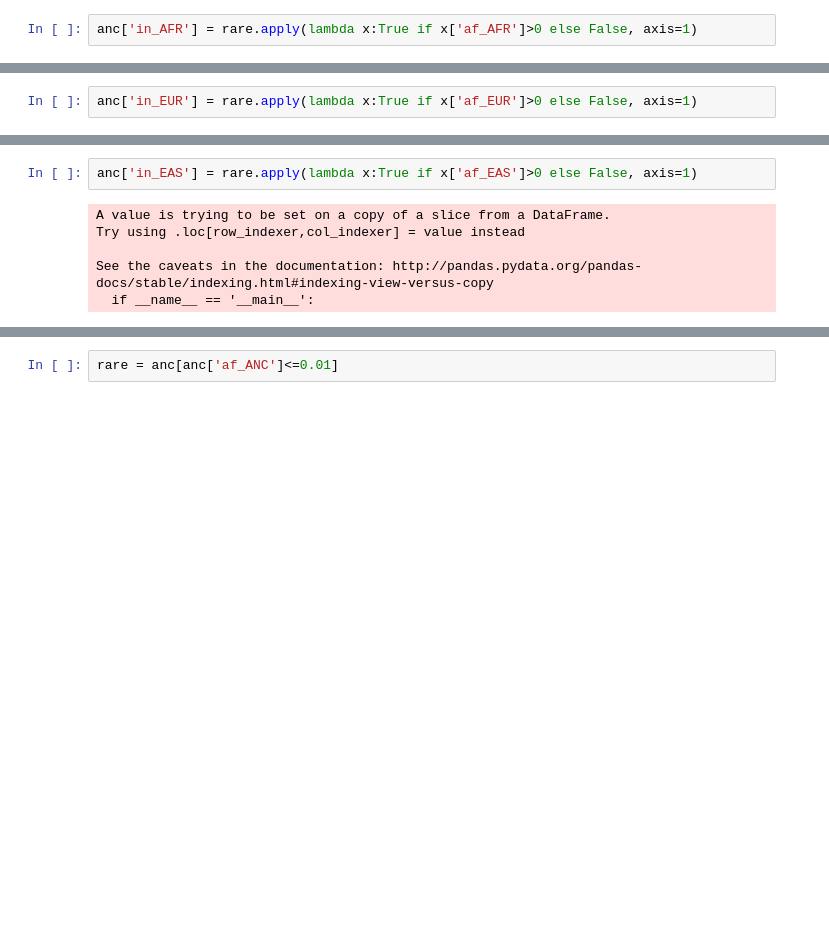
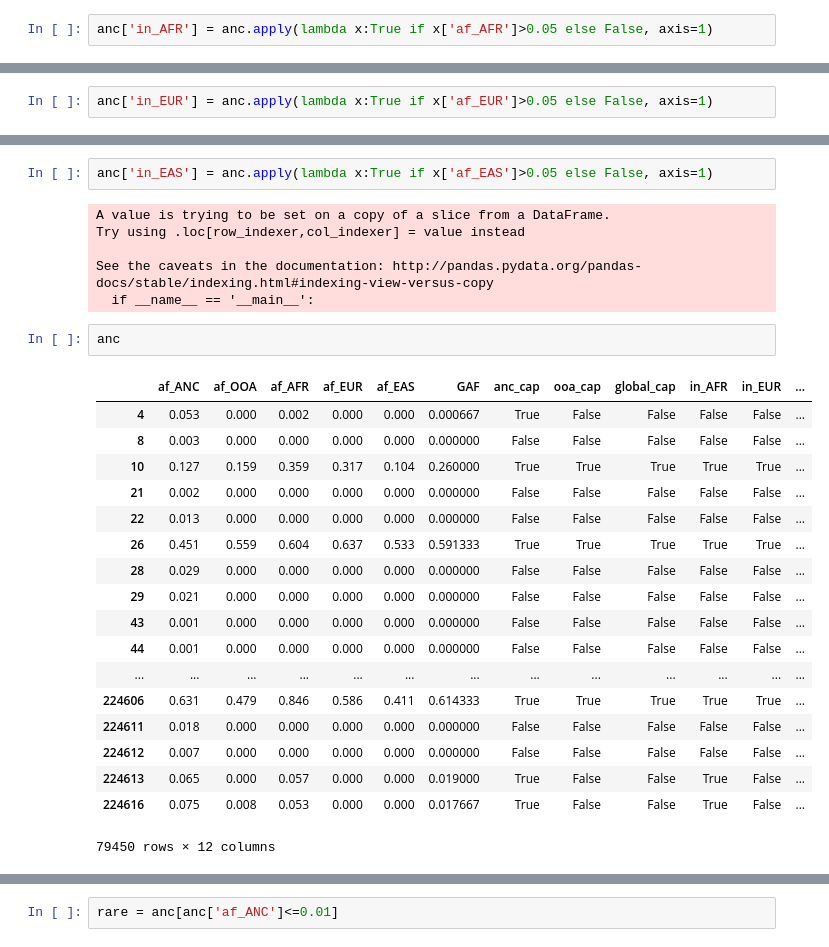
Before and after one commit to patelravip/SLiM-Simulation-results, a Jupyter notebook: Process SLiM simulations.ipynb, the cells around one changed output, grey strips where cells are left out. Drawn from its saved outputs; the diff is of its cells as text; blank space fills up the shorter version.

```diff
--- a/Process SLiM simulations.ipynb
+++ b/Process SLiM simulations.ipynb
@@ -141,5 +189,5 @@ plt.hist(anc['af_ANC'], bins=np.linspace(0,1,101),)
 # %%
-anc['in_AFR'] = rare.apply(lambda x:True if x['af_AFR']>0 else False, axis=1)
+anc['in_AFR'] = anc.apply(lambda x:True if x['af_AFR']>0.05 else False, axis=1)
 # %% [output]
 A value is trying to be set on a copy of a slice from a DataFrame.
 Try using .loc[row_indexer,col_indexer] = value instead
@@ -147,7 +195,7 @@ Try using .loc[row_indexer,col_indexer] = value instead
 See the caveats in the documentation: http://pandas.pydata.org/pandas-docs/stable/indexing.html#indexing-view-versus-copy
   if __name__ == '__main__':
 # %%
-anc['in_EUR'] = rare.apply(lambda x:True if x['af_EUR']>0 else False, axis=1)
+anc['in_EUR'] = anc.apply(lambda x:True if x['af_EUR']>0.05 else False, axis=1)
 # %% [output]
 A value is trying to be set on a copy of a slice from a DataFrame.
 Try using .loc[row_indexer,col_indexer] = value instead
@@ -155,13 +203,34 @@ Try using .loc[row_indexer,col_indexer] = value instead
 See the caveats in the documentation: http://pandas.pydata.org/pandas-docs/stable/indexing.html#indexing-view-versus-copy
   if __name__ == '__main__':
 # %%
-anc['in_EAS'] = rare.apply(lambda x:True if x['af_EAS']>0 else False, axis=1)
+anc['in_EAS'] = anc.apply(lambda x:True if x['af_EAS']>0.05 else False, axis=1)
 # %% [output]
 A value is trying to be set on a copy of a slice from a DataFrame.
 Try using .loc[row_indexer,col_indexer] = value instead
 
 See the caveats in the documentation: http://pandas.pydata.org/pandas-docs/stable/indexing.html#indexing-view-versus-copy
   if __name__ == '__main__':
+# %%
+anc
+# %% [output]
+|  | af_ANC | af_OOA | af_AFR | af_EUR | af_EAS | GAF | anc_cap | ooa_cap | global_cap | in_AFR | in_EUR | ... |
+| 4 | 0.053 | 0.000 | 0.002 | 0.000 | 0.000 | 0.000667 | True | False | False | False | False | ... |
+| 8 | 0.003 | 0.000 | 0.000 | 0.000 | 0.000 | 0.000000 | False | False | False | False | False | ... |
+| 10 | 0.127 | 0.159 | 0.359 | 0.317 | 0.104 | 0.260000 | True | True | True | True | True | ... |
+| 21 | 0.002 | 0.000 | 0.000 | 0.000 | 0.000 | 0.000000 | False | False | False | False | False | ... |
+| 22 | 0.013 | 0.000 | 0.000 | 0.000 | 0.000 | 0.000000 | False | False | False | False | False | ... |
+| 26 | 0.451 | 0.559 | 0.604 | 0.637 | 0.533 | 0.591333 | True | True | True | True | True | ... |
+| 28 | 0.029 | 0.000 | 0.000 | 0.000 | 0.000 | 0.000000 | False | False | False | False | False | ... |
+| 29 | 0.021 | 0.000 | 0.000 | 0.000 | 0.000 | 0.000000 | False | False | False | False | False | ... |
+| 43 | 0.001 | 0.000 | 0.000 | 0.000 | 0.000 | 0.000000 | False | False | False | False | False | ... |
+| 44 | 0.001 | 0.000 | 0.000 | 0.000 | 0.000 | 0.000000 | False | False | False | False | False | ... |
+| ... | ... | ... | ... | ... | ... | ... | ... | ... | ... | ... | ... | ... |
+| 224606 | 0.631 | 0.479 | 0.846 | 0.586 | 0.411 | 0.614333 | True | True | True | True | True | ... |
+| 224611 | 0.018 | 0.000 | 0.000 | 0.000 | 0.000 | 0.000000 | False | False | False | False | False | ... |
+| 224612 | 0.007 | 0.000 | 0.000 | 0.000 | 0.000 | 0.000000 | False | False | False | False | False | ... |
+| 224613 | 0.065 | 0.000 | 0.057 | 0.000 | 0.000 | 0.019000 | True | False | False | True | False | ... |
+| 224616 | 0.075 | 0.008 | 0.053 | 0.000 | 0.000 | 0.017667 | True | False | False | True | False | ... |
+79450 rows × 12 columns
 # %%
 anc.pivot_table(values='af_ANC', index=['in_AFR','in_EUR','in_EAS'], aggfunc=np.count_nonzero, margins=True)
 # %% [output]
```
Also changed, not shown: parts of 28 cells of this notebook.
